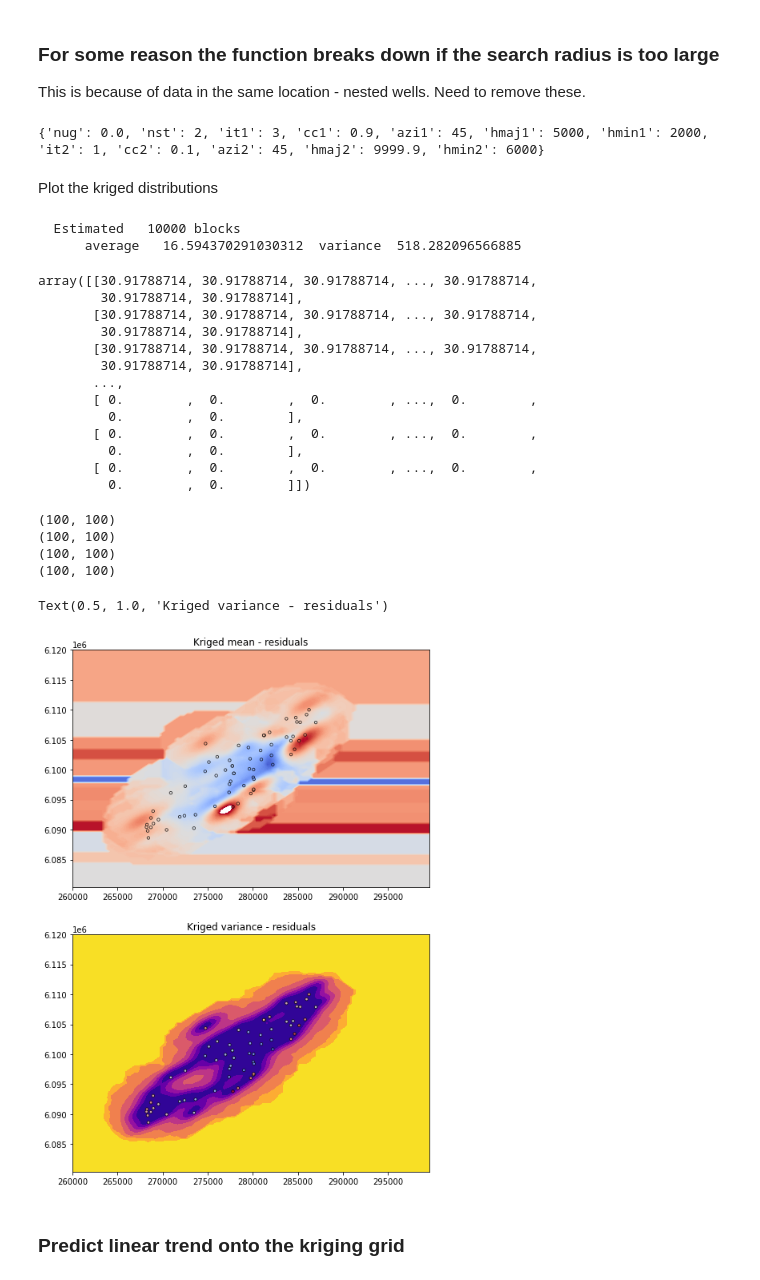
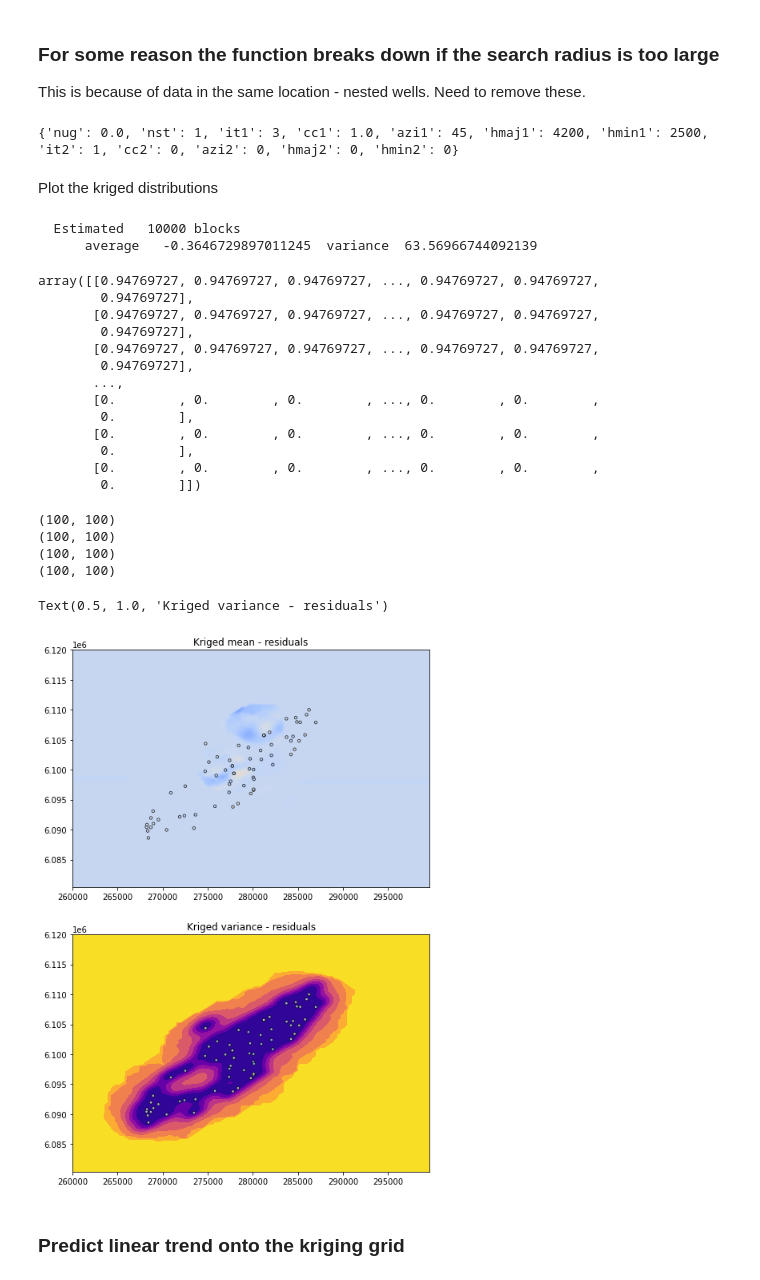
Before and after one commit to sarahkmarshall/willunga_wt, a Jupyter notebook: variogram_calculation.ipynb, the cells around one changed output. Cells and saved outputs as stored; diff of their text form; code cells hidden in the pictures.

```diff
--- a/variogram_calculation.ipynb
+++ b/variogram_calculation.ipynb
@@ -1009,7 +1041,6 @@ GSLIB.make_variogram
 # %%
 nug = 0.0
-nst = 2  # Number of nest structure variogram model parameters
-
+nst = 1  # Number of nest structure variogram model parameters, for now I think one is enough
 
 # My guess at the types
 # 0 = nugget
@@ -1017,14 +1048,14 @@ nst = 2  # Number of nest structure variogram model parameters
 # 2 = Exp
 # 3 = Gaussian
 
+# First structure
+it1 = 3 #3   # Type
+cc1 = 1.0 #900 #1.0 #.9 Contribution of this structure
+azi1 = 45 #45       # Major azimuth
+hmaj1 = 4200 #5000  # Range for major geometric direction
+hmin1 = 2500 #2000  # Range for the minor geometric direction
 
-# First structure
-it1 = 3 #1   # Type
-cc1 = .9 # Contribution of this structure
-azi1 = 45 #
-hmaj1 = 5000
-hmin1 = 2000
-
+'''
 # Second structure
 it2 = 1
 cc2 = .1
@@ -1034,9 +1065,12 @@ hmin2 = 6000 # 2000 looks good but maybe too small...?
 
 vario = GSLIB.make_variogram(nug, nst, it1, cc1, azi1,
                              hmaj1, hmin1, it2, cc2, azi2, hmaj2, hmin2) # make model object
+'''
+vario = GSLIB.make_variogram(nug, nst, it1, cc1, azi1,
+                             hmaj1, hmin1) # make model object
 
 # project the model in the 045 azimuth
-nlag = 1000
+nlag = 3000
 xlag = 10
 azm = 45
 index45, h45, gam45, cov45, ro45 = geostats.vmodel(nlag, xlag, azm, vario)
@@ -1169,37 +1450,37 @@ print(vario)
 
 ##vario = GSLIB.make_variogram(nug=nug, nst=nst, it1=it1, cc1=cc1, azi1=azi1, hmaj1=hmaj1, hmin1=hmin1) #  variogram
 # %% [output]
-{'nug': 0.0, 'nst': 2, 'it1': 3, 'cc1': 0.9, 'azi1': 45, 'hmaj1': 5000, 'hmin1': 2000, 'it2': 1, 'cc2': 0.1, 'azi2': 45, 'hmaj2': 9999.9, 'hmin2': 6000}
+{'nug': 0.0, 'nst': 1, 'it1': 3, 'cc1': 1.0, 'azi1': 45, 'hmaj1': 4200, 'hmin1': 2500, 'it2': 1, 'cc2': 0, 'azi2': 0, 'hmaj2': 0, 'hmin2': 0}
 # %% [markdown]
 Plot the kriged distributions
 # %%
 #df['residuals'].describe()
 # %%
-z_kmap, z_vmap = geostats.kb2d(df,'X','Y','residuals', tmin, tmax, nx, xmn, xsiz, ny, ymn, ysiz, nxdis, nydis,
+z_kmap, z_vmap = geostats.kb2d(df,'X','Y','Nresiduals', tmin, tmax, nx, xmn, xsiz, ny, ymn, ysiz, nxdis, nydis,
                                  ndmin, ndmax, radius, ktype, skmean, vario)
 # %% [output]
   Estimated   10000 blocks
-      average   16.594370291030312  variance  518.282096566885
+      average   -0.3646729897011245  variance  63.56966744092139
 # %%
 z_kmap
 # %% [output]
-array([[30.91788714, 30.91788714, 30.91788714, ..., 30.91788714,
-        30.91788714, 30.91788714],
-       [30.91788714, 30.91788714, 30.91788714, ..., 30.91788714,
-        30.91788714, 30.91788714],
-       [30.91788714, 30.91788714, 30.91788714, ..., 30.91788714,
-        30.91788714, 30.91788714],
+array([[0.94769727, 0.94769727, 0.94769727, ..., 0.94769727, 0.94769727,
+        0.94769727],
+       [0.94769727, 0.94769727, 0.94769727, ..., 0.94769727, 0.94769727,
+        0.94769727],
+       [0.94769727, 0.94769727, 0.94769727, ..., 0.94769727, 0.94769727,
+        0.94769727],
        ...,
-       [ 0.        ,  0.        ,  0.        , ...,  0.        ,
-         0.        ,  0.        ],
-       [ 0.        ,  0.        ,  0.        , ...,  0.        ,
-         0.        ,  0.        ],
-       [ 0.        ,  0.        ,  0.        , ...,  0.        ,
-         0.        ,  0.        ]])
+       [0.        , 0.        , 0.        , ..., 0.        , 0.        ,
+        0.        ],
+       [0.        , 0.        , 0.        , ..., 0.        , 0.        ,
+        0.        ],
+       [0.        , 0.        , 0.        , ..., 0.        , 0.        ,
+        0.        ]])
 # %%
 cmap = "coolwarm"
-vmin = -70
-vmax = 70
+vmin = -250
+vmax = 350
 
 #print(xx)
 print(np.shape(xx))
@@ -1210,34 +1491,34 @@ print(np.shape(z_vmap))
 plt.figure(figsize=(8,12))
 
 # Plotting mean
 plt.subplot(211)
 cs = plt.contourf(xx, yy, z_kmap, cmap=cmap, vmin=vmin, vmax=vmax, levels=np.linspace(vmin,vmax,100))
 
 im = plt.scatter(df["X"], df["Y"], s=12, c=df["residuals"], cmap=cmap, alpha=0.8,
                  vmin=vmin, vmax=vmax, linewidths=0.8, edgecolors='k')
 
 
 plt.title("Kriged mean - residuals")
 #cbar = plt.colorbar(orientation = 'vertical', ticks=np.linspace(vmin,vmax,10))
 #cbar.set_label("Head [m]", rotation=270, labelpad=20)
 
 # Plotting variance
 plt.subplot(212)
 cs = plt.contourf(xx, yy, z_vmap, cmap="plasma")
 
 im = plt.scatter(df["X"], df["Y"], s=12, c=df["residuals"], cmap=cmap, alpha=0.8,
                  vmin=vmin, vmax=vmax, linewidths=0.8, edgecolors='k')
 
 plt.title("Kriged variance - residuals")
 #cbar = plt.colorbar(orientation = 'vertical')
 #cbar.set_label("Variance [m]", rotation=270, labelpad=20)
 # %% [output]
 (100, 100)
 (100, 100)
 (100, 100)
 (100, 100)
 Text(0.5, 1.0, 'Kriged variance - residuals')
-[figure, old version]
+[figure, new version]
 # %% [markdown]
 ### Predict linear trend onto the kriging grid
 # %%
```
Also changed, not shown: parts of 33 cells of this notebook.
